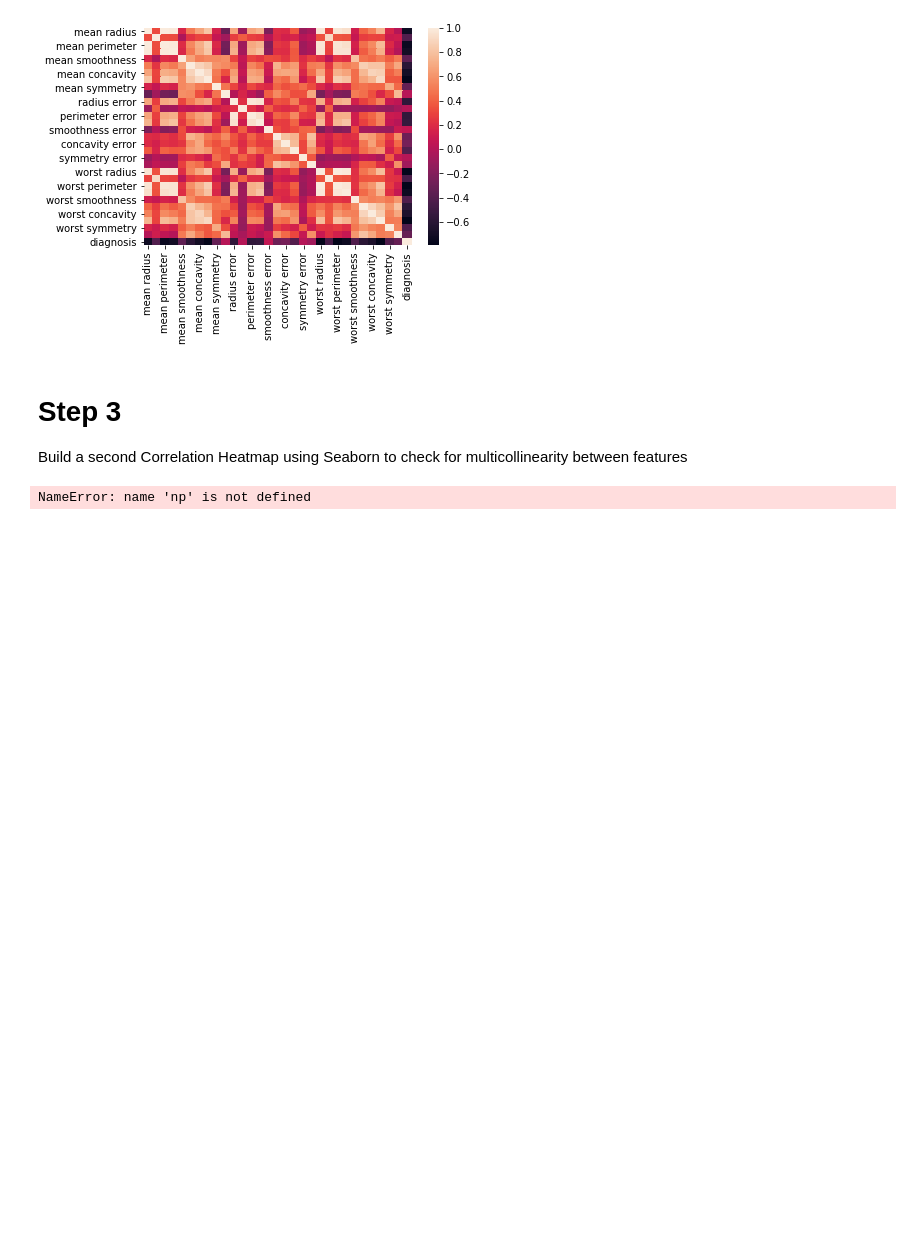
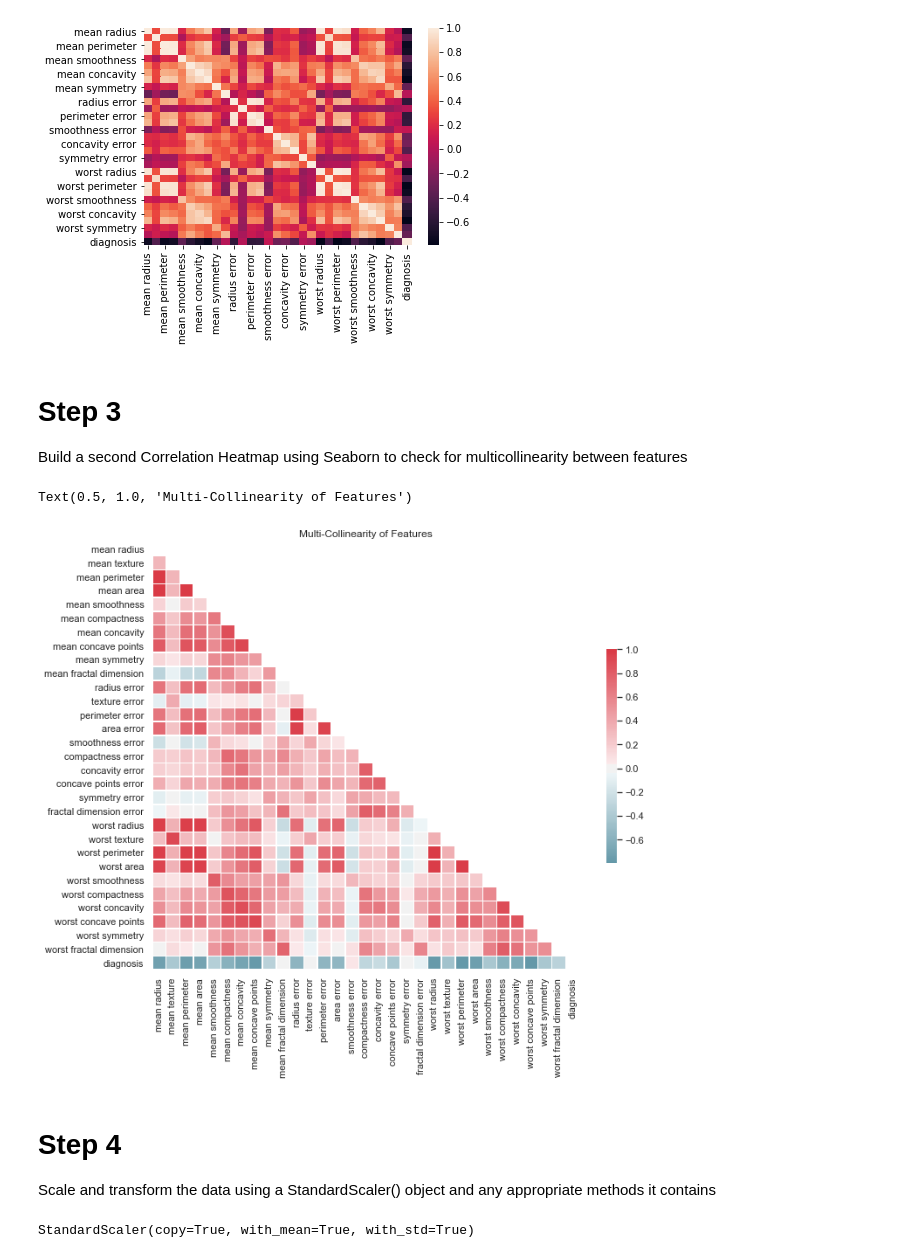
Before and after one commit to MackRoe/SVM-DS-HW2, a Jupyter notebook: SVG Assignment.ipynb, the cells around one changed output. Drawn from its saved outputs; the diff is of its cells as text; code cells hidden in the pictures; blank space fills up the shorter version.

```diff
--- a/SVG Assignment.ipynb
+++ b/SVG Assignment.ipynb
@@ -230,17 +230,29 @@ Build a second Correlation Heatmap using Seaborn to check for multicollinearity
 # %%
 sb.set(style="white")
 # Create a covariance matrix
 corr = dff.corr()
-# Creating a mask the size of our covariance matrix
+# Creating a mask the size of covariance matrix
 mask = np.zeros_like(corr, dtype=bool)
 mask[np.triu_indices_from(mask)] = True
-# Set up the matplotlib figure
+# Set up matplotlib figure
 f, ax = plt.subplots(figsize=(11,9))
 # Generate a custom diverging colormap
-cmap = sns.diverging_palette(220,10,as_cmap=True)
-# Draw the heatmap with the mask and correct aspect ratio
-sns.heatmap(corr,mask=mask,cmap=cmap,vmax=1,center=0,square=True,
+cmap = sb.diverging_palette(220,10,as_cmap=True)
+# Draw the heatmap with mask and correct aspect ratio
+sb.heatmap(corr,mask=mask,cmap=cmap,vmax=1,center=0,square=True,
             linewidth=.5, cbar_kws={'shrink': .5})
 ax.set_title('Multi-Collinearity of Features')
 # %% [output]
-NameError: name 'np' is not defined
+Text(0.5, 1.0, 'Multi-Collinearity of Features')
+[figure, added]
+# %% [markdown]
+# Step 4
+
+Scale and transform the data using a StandardScaler() object and any appropriate methods it contains
+# %%
+from sklearn.preprocessing import StandardScaler
+
+scaler = StandardScaler()
+print(scaler.fit(dff))
+# %% [output]
+StandardScaler(copy=True, with_mean=True, with_std=True)
```
Also changed, not shown: parts of 5 cells of this notebook.
